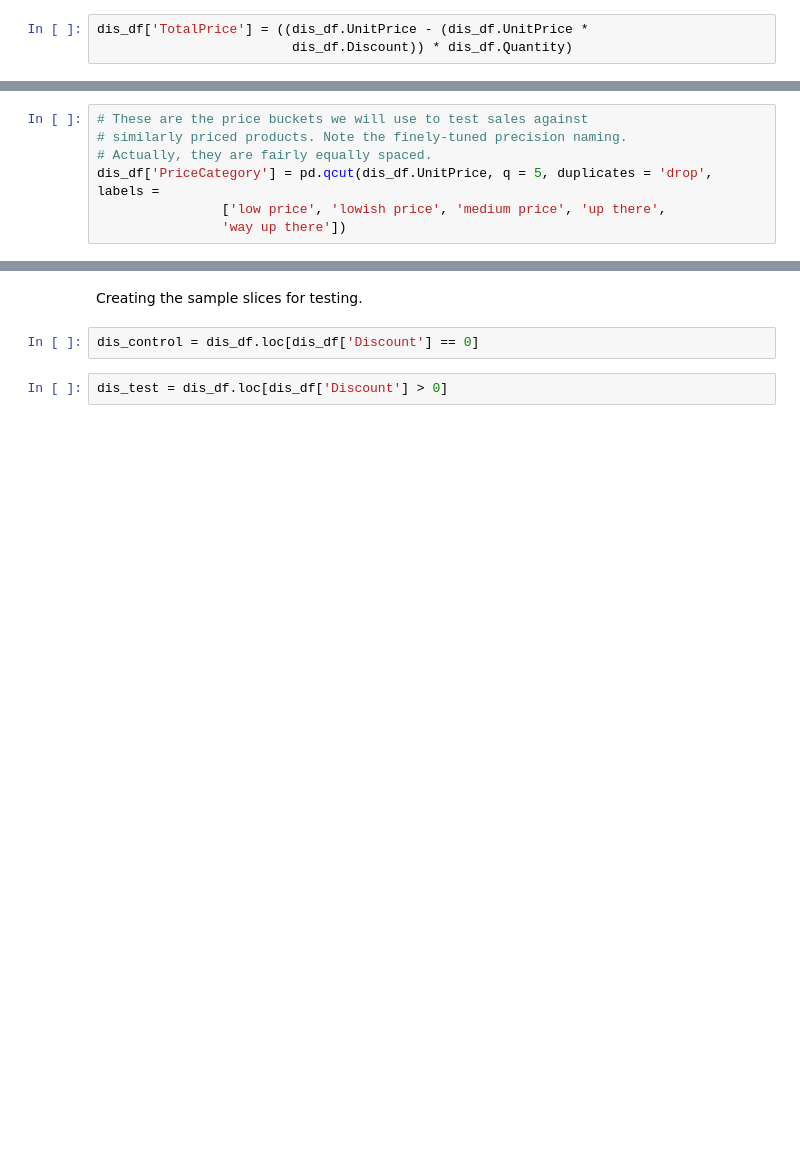
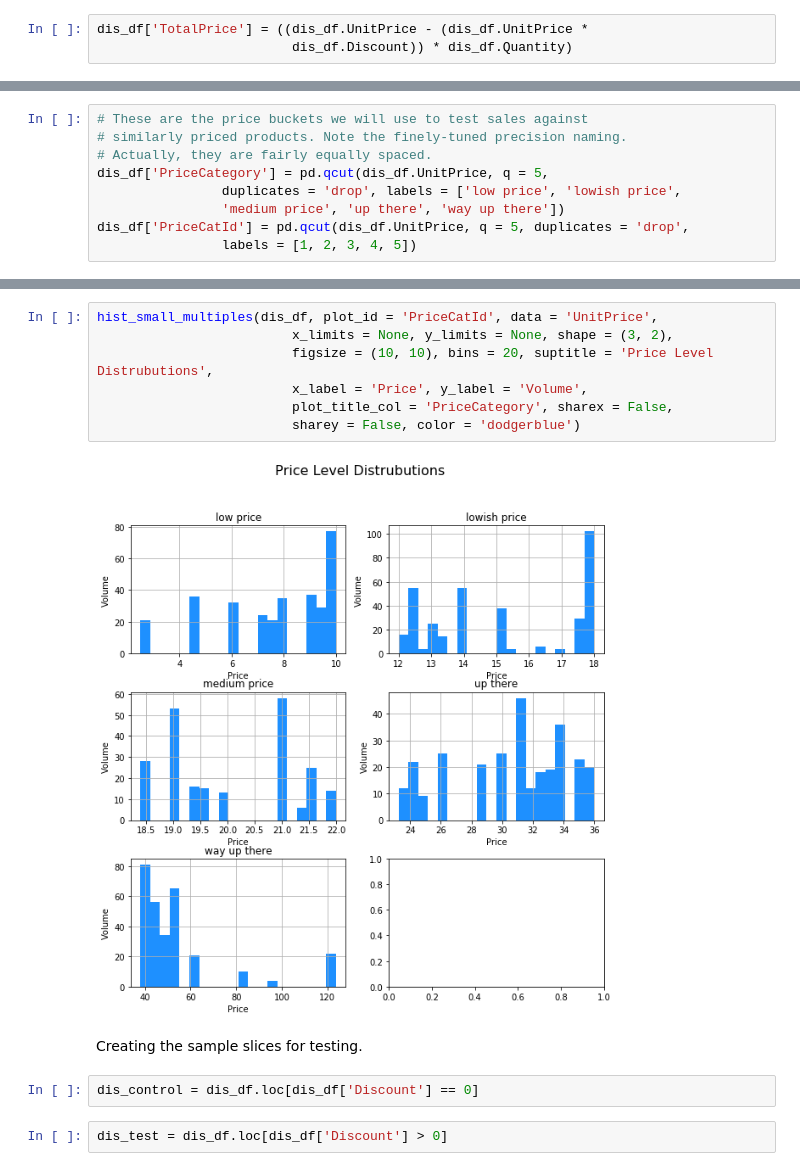
Before and after one commit to terryollila/dsc-mod-3-project-online-ds-ft-100719, a Jupyter notebook: student.ipynb, the cells around one changed output, grey strips where cells are left out. Cells and saved outputs as stored; diff of their text form; blank space fills up the shorter version.

```diff
--- a/student.ipynb
+++ b/student.ipynb
@@ -601,6 +646,8 @@ dis_df['TotalPrice'] = ((dis_df.UnitPrice - (dis_df.UnitPrice *
 # These are the price buckets we will use to test sales against
 # similarly priced products. Note the finely-tuned precision naming.
 # Actually, they are fairly equally spaced.
-dis_df['PriceCategory'] = pd.qcut(dis_df.UnitPrice, q = 5, duplicates = 'drop', labels =
-                ['low price', 'lowish price', 'medium price', 'up there',
-                'way up there'])
+dis_df['PriceCategory'] = pd.qcut(dis_df.UnitPrice, q = 5,
+                duplicates = 'drop', labels = ['low price', 'lowish price',
+                'medium price', 'up there', 'way up there'])
+dis_df['PriceCatId'] = pd.qcut(dis_df.UnitPrice, q = 5, duplicates = 'drop',
+                labels = [1, 2, 3, 4, 5])
@@ -615,4 +672,13 @@ medium price    204
 Name: PriceCategory, dtype: int64
+# %%
+hist_small_multiples(dis_df, plot_id = 'PriceCatId', data = 'UnitPrice',
+                         x_limits = None, y_limits = None, shape = (3, 2),
+                         figsize = (10, 10), bins = 20, suptitle = 'Price Level Distrubutions',
+                         x_label = 'Price', y_label = 'Volume',
+                         plot_title_col = 'PriceCategory', sharex = False,
+                         sharey = False, color = 'dodgerblue')
+# %% [output]
+[figure, added]
 # %% [markdown]
 Creating the sample slices for testing.
 # %%
```
Also changed, not shown: parts of 102 cells of this notebook, 2 other files.
